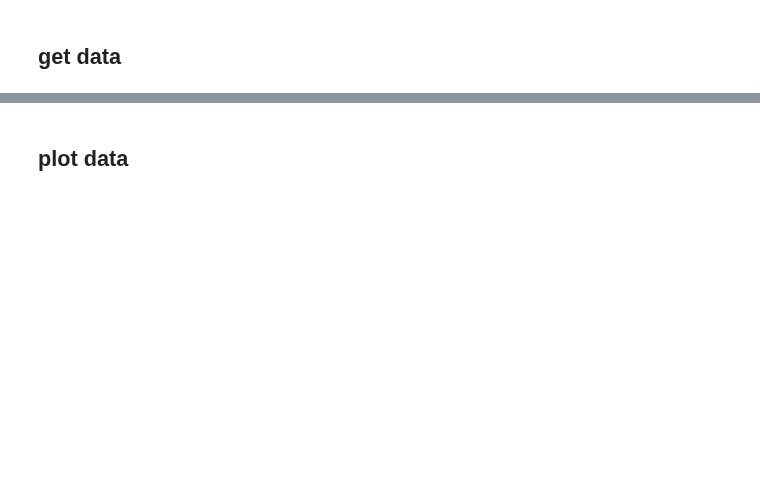
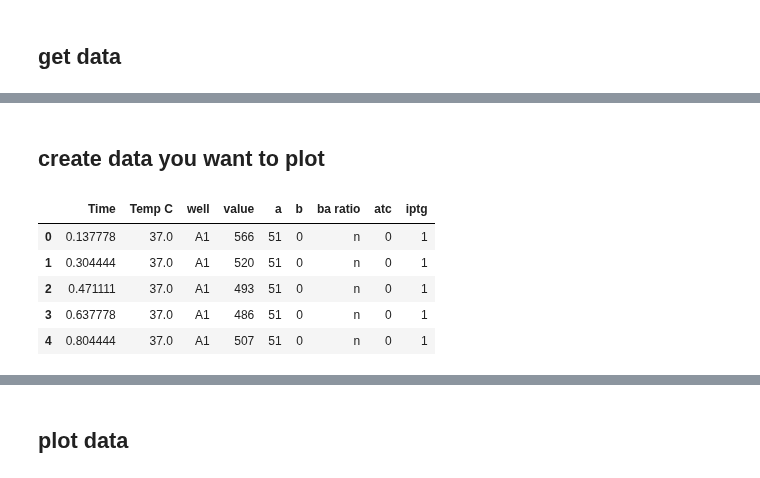
Before and after one commit to geezerbriefs/xpspython, a Jupyter notebook: analyze A=B biotek data.ipynb, the cells around one changed output, grey strips where cells are left out. Saved outputs shown, nothing was run; the diff lists cells and outputs as text; code cells hidden in the pictures; blank space fills up the shorter version.

```diff
--- a/analyze A=B biotek data.ipynb
+++ b/analyze A=B biotek data.ipynb
@@ -60,0 +57,2 @@ data_dict.keys()
+# %% [markdown]
+## create data you want to plot
@@ -60,0 +63,9 @@ data_dict.keys()
+# %%
+yt.head()
+# %% [output]
+|  | Time | Temp C | well | value | a | b | ba ratio | atc | iptg |
+| 0 | 0.137778 | 37.0 | A1 | 566 | 51 | 0 | n | 0 | 1 |
+| 1 | 0.304444 | 37.0 | A1 | 520 | 51 | 0 | n | 0 | 1 |
+| 2 | 0.471111 | 37.0 | A1 | 493 | 51 | 0 | n | 0 | 1 |
+| 3 | 0.637778 | 37.0 | A1 | 486 | 51 | 0 | n | 0 | 1 |
+| 4 | 0.804444 | 37.0 | A1 | 507 | 51 | 0 | n | 0 | 1 |
```
Also changed, not shown: parts of 12 cells of this notebook, 1 other file.
